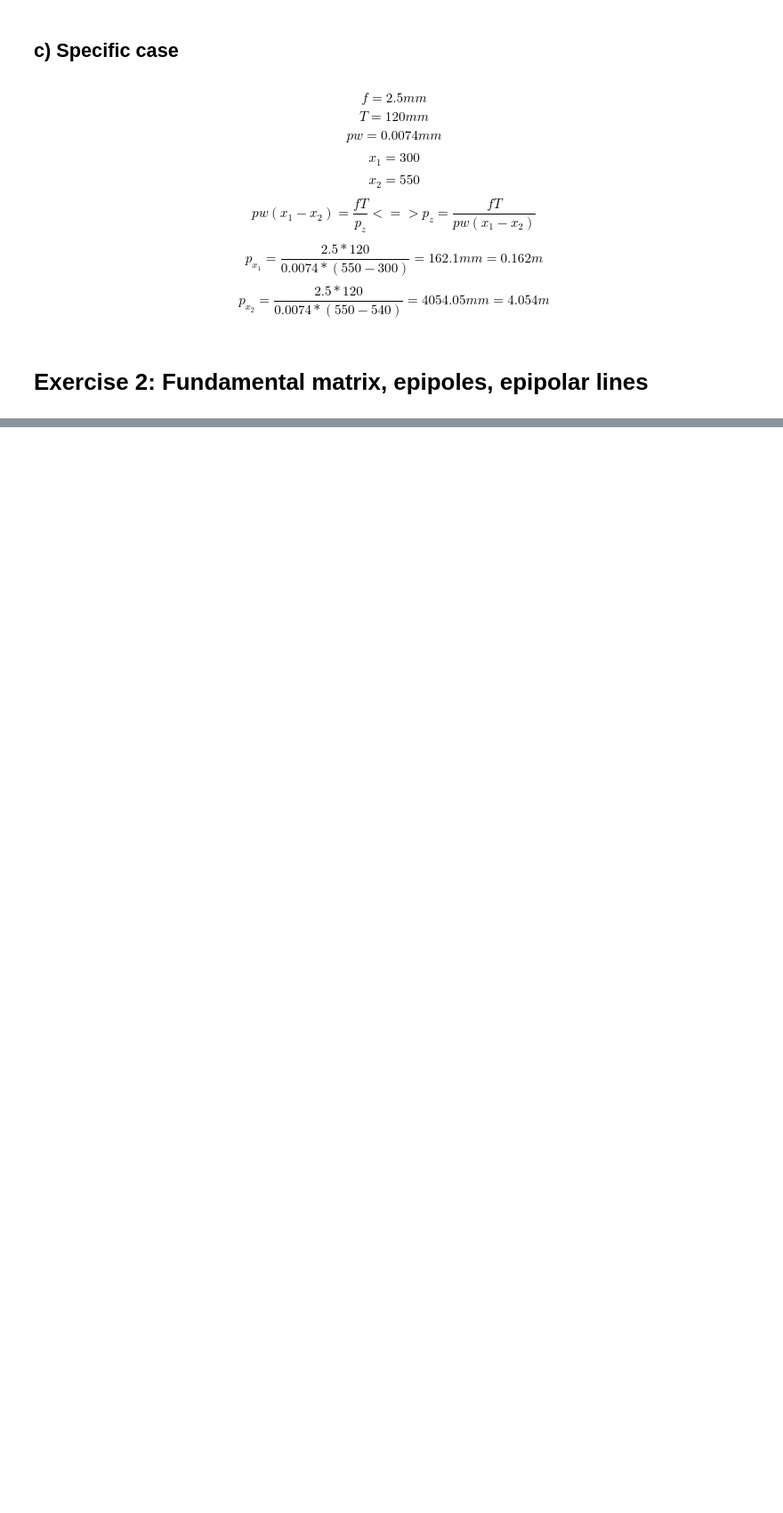
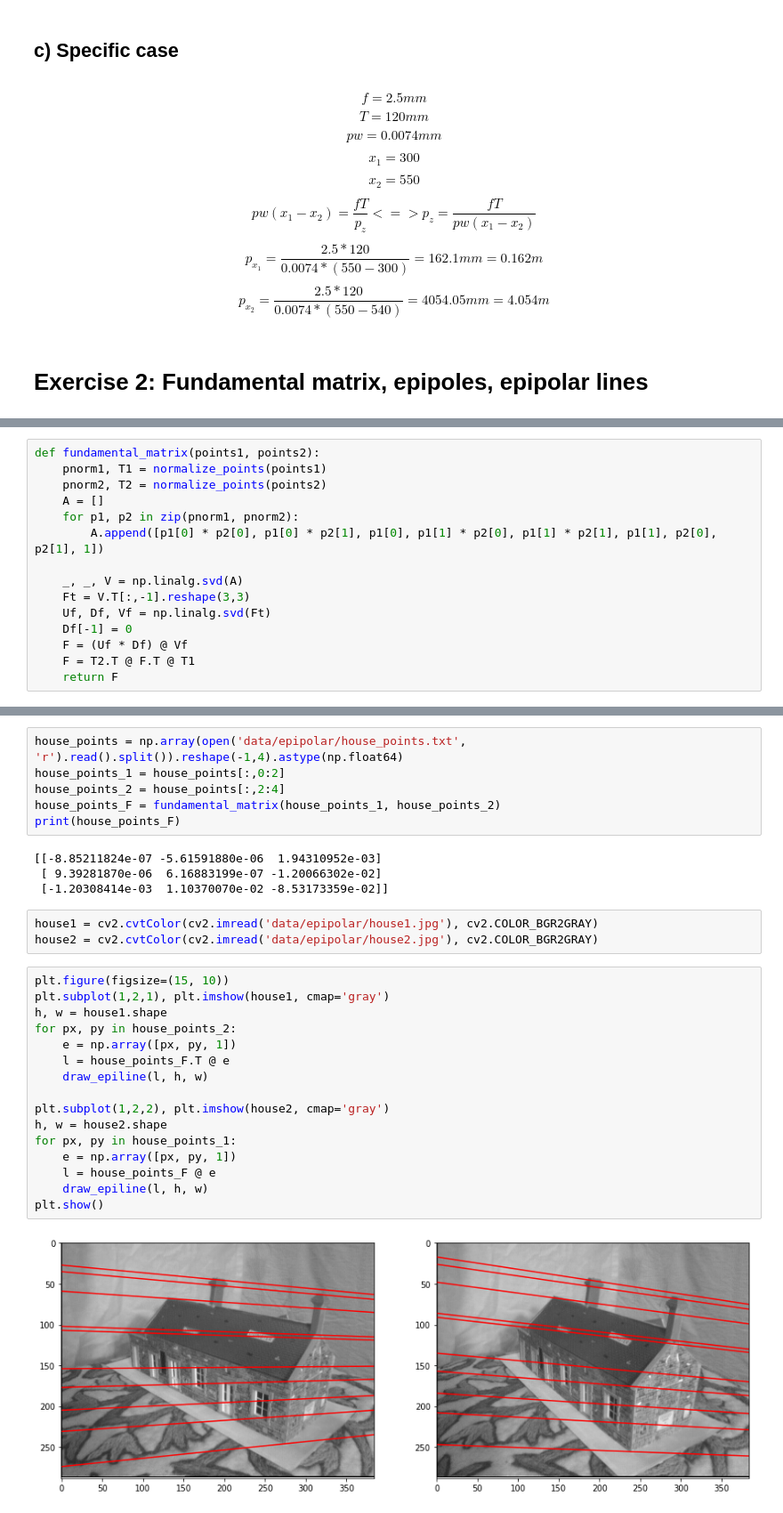
Before and after one commit to gendestry/UZ_Naloga5, a Jupyter notebook: assignment.ipynb, the cells around one changed output, grey strips where cells are left out. Shown: that part at 89% size. Drawn from its saved outputs; the diff is of its cells as text; blank space fills up the shorter version.

```diff
--- a/assignment.ipynb
+++ b/assignment.ipynb
@@ -43,0 +65,15 @@ $$ p_{x_2} = \frac{2.5 * 120}{0.0074 * (550 - 540)} = 4054.05mm = 4.054m $$
+# %%
+def fundamental_matrix(points1, points2):
+	pnorm1, T1 = normalize_points(points1)
+	pnorm2, T2 = normalize_points(points2)
+	A = []
+	for p1, p2 in zip(pnorm1, pnorm2):
+		A.append([p1[0] * p2[0], p1[0] * p2[1], p1[0], p1[1] * p2[0], p1[1] * p2[1], p1[1], p2[0], p2[1], 1])
+
+	_, _, V = np.linalg.svd(A)
+	Ft = V.T[:,-1].reshape(3,3)
+	Uf, Df, Vf = np.linalg.svd(Ft)
+	Df[-1] = 0
+	F = (Uf * Df) @ Vf
+	F = T2.T @ F.T @ T1
+	return F
@@ -43,0 +82,31 @@ $$ p_{x_2} = \frac{2.5 * 120}{0.0074 * (550 - 540)} = 4054.05mm = 4.054m $$
+# %%
+house_points = np.array(open('data/epipolar/house_points.txt', 'r').read().split()).reshape(-1,4).astype(np.float64)
+house_points_1 = house_points[:,0:2]
+house_points_2 = house_points[:,2:4]
+house_points_F = fundamental_matrix(house_points_1, house_points_2)
+print(house_points_F)
+# %% [output]
+[[-8.85211824e-07 -5.61591880e-06  1.94310952e-03]
+ [ 9.39281870e-06  6.16883199e-07 -1.20066302e-02]
+ [-1.20308414e-03  1.10370070e-02 -8.53173359e-02]]
+# %%
+house1 = cv2.cvtColor(cv2.imread('data/epipolar/house1.jpg'), cv2.COLOR_BGR2GRAY)
+house2 = cv2.cvtColor(cv2.imread('data/epipolar/house2.jpg'), cv2.COLOR_BGR2GRAY)
+# %%
+plt.figure(figsize=(15, 10))
+plt.subplot(1,2,1), plt.imshow(house1, cmap='gray')
+h, w = house1.shape
+for px, py in house_points_2:
+	e = np.array([px, py, 1])
+	l = house_points_F.T @ e
+	draw_epiline(l, h, w)
+
+plt.subplot(1,2,2), plt.imshow(house2, cmap='gray')
+h, w = house2.shape
+for px, py in house_points_1:
+	e = np.array([px, py, 1])
+	l = house_points_F @ e
+	draw_epiline(l, h, w)
+plt.show()
+# %% [output]
+[figure, added]
```
Also changed, not shown: parts of 6 cells of this notebook.
